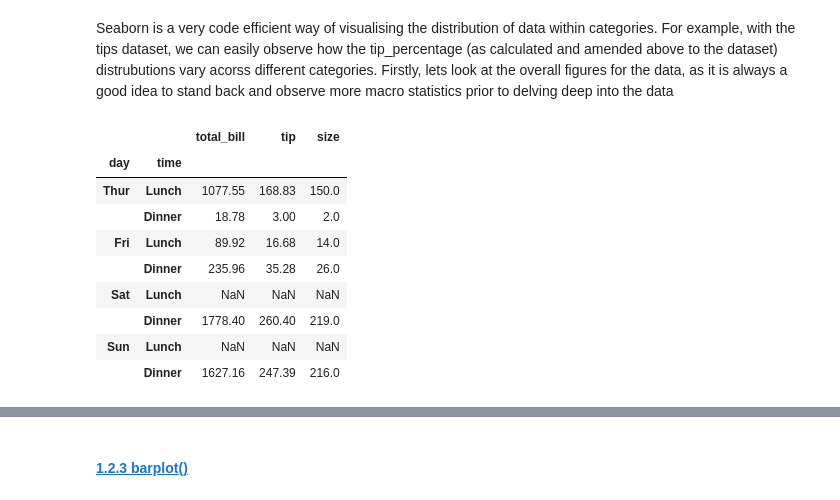
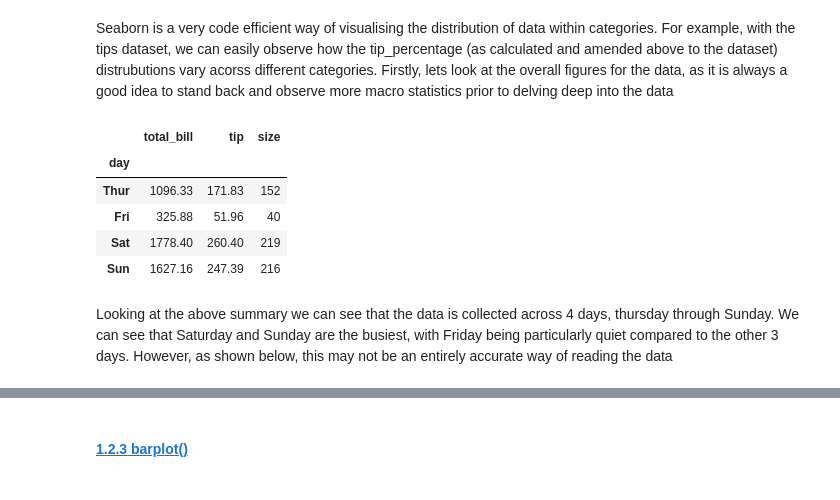
Before and after one commit to BarryClarke/Fundamentals---Assessment-2019, a Jupyter notebook: Tips dataset.ipynb, the cells around one changed output, grey strips where cells are left out. Drawn from its saved outputs; the diff is of its cells as text; code cells hidden in the pictures.

```diff
--- a/Tips dataset.ipynb
+++ b/Tips dataset.ipynb
@@ -221,17 +252,15 @@ This means that customers are more likely to give a larger tip percentage with l
 Seaborn is a very code efficient way of visualising the distribution of data within categories. For example, with the tips dataset, we can easily observe how the tip_percentage (as calculated and amended above to the dataset) distrubutions vary acorss different categories. Firstly, lets look at the overall figures for the data, as it is always a good idea to stand back and observe more macro statistics prior to delving deep into the data
 # %%
 # Select only certain columns to best sumarize the overall figures
-tips3 = tips.loc[:, ['total_bill', 'tip', 'day', 'time', 'size']]
+tips3 = tips.loc[:, ['total_bill', 'tip', 'day','size']]
 # Group the total figures based on day and meal time
-tips3.groupby(['day', 'time']).sum()
+tips3.groupby(['day']).sum()
 # %% [output]
-|  |  | total_bill | tip | size |
-| day | time |  |  |  |
-| Thur | Lunch | 1077.55 | 168.83 | 150.0 |
-|  | Dinner | 18.78 | 3.00 | 2.0 |
-| Fri | Lunch | 89.92 | 16.68 | 14.0 |
-|  | Dinner | 235.96 | 35.28 | 26.0 |
-| Sat | Lunch | NaN | NaN | NaN |
-|  | Dinner | 1778.40 | 260.40 | 219.0 |
-| Sun | Lunch | NaN | NaN | NaN |
-|  | Dinner | 1627.16 | 247.39 | 216.0 |
+|  | total_bill | tip | size |
+| day |  |  |  |
+| Thur | 1096.33 | 171.83 | 152 |
+| Fri | 325.88 | 51.96 | 40 |
+| Sat | 1778.40 | 260.40 | 219 |
+| Sun | 1627.16 | 247.39 | 216 |
+# %% [markdown]
+Looking at the above summary we can see that the data is collected across 4 days, thursday through Sunday. We can see that Saturday and Sunday are the busiest, with Friday being particularly quiet compared to the other 3 days. However, as shown below, this may not be an entirely accurate way of reading the data
```
Also changed, not shown: parts of 37 cells of this notebook.
